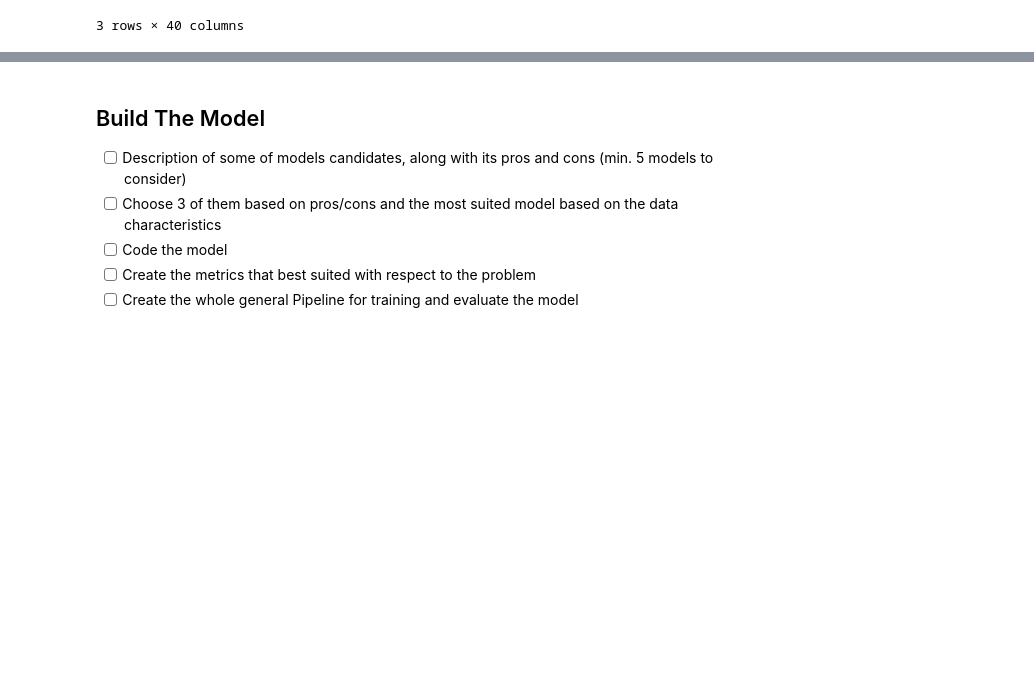
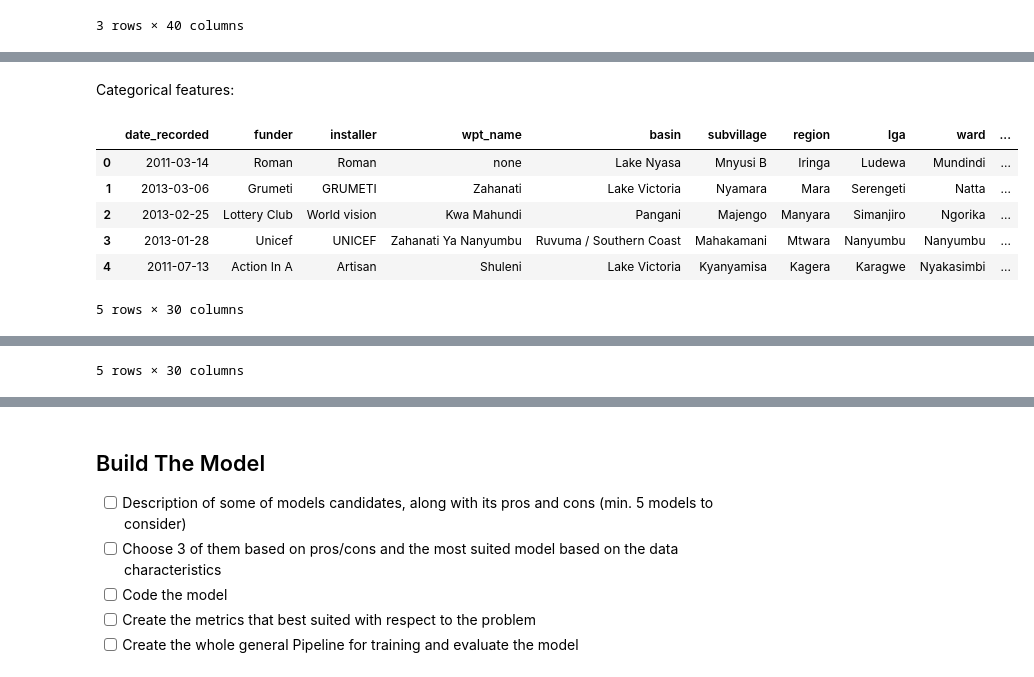
Before and after one commit to syahrulhamdani/100_Days_Of_ML_Code, a Jupyter notebook: drivendata_competition/Predicting_Waterpoint_Condition.ipynb, the cells around one changed output, grey strips where cells are left out. Drawn from its saved outputs; the diff is of its cells as text; code cells hidden in the pictures; blank space fills up the shorter version.

```diff
--- a/drivendata_competition/Predicting_Waterpoint_Condition.ipynb
+++ b/drivendata_competition/Predicting_Waterpoint_Condition.ipynb
@@ -87,0 +127,9 @@ testing set:
+# %%
+num_cateogric_feat = raw_train.loc[ :, raw_train.dtypes=='object' ].shape[1]
+categoric_feat = [feature for feature in raw_train.loc[:, raw_train.dtypes=='object'].columns]
+num_numeric_feat = raw_train.loc[ :, raw_train.dtypes!='object' ].shape[1]
+numeric_feat = [ feature for feature in raw_train.loc[:, raw_train.dtypes!='object'].columns]
+
+print('The dataset contains {} categorical features, which are:\n{}'.format(num_cateogric_feat, categoric_feat))
+print('')
+print('The dataset contains {} numerical features, whic are:\n{}'.format(num_numeric_feat, numeric_feat))
@@ -87,0 +142,13 @@ testing set:
+# %% [markdown]
+Categorical features:
+# %%
+display(raw_train[categoric_feat].head())
+display(raw_train[categoric_feat].tail())
+# %% [output]
+|  | date_recorded | funder | installer | wpt_name | basin | subvillage | region | lga | ward | ... |
+| 0 | 2011-03-14 | Roman | Roman | none | Lake Nyasa | Mnyusi B | Iringa | Ludewa | Mundindi | ... |
+| 1 | 2013-03-06 | Grumeti | GRUMETI | Zahanati | Lake Victoria | Nyamara | Mara | Serengeti | Natta | ... |
+| 2 | 2013-02-25 | Lottery Club | World vision | Kwa Mahundi | Pangani | Majengo | Manyara | Simanjiro | Ngorika | ... |
+| 3 | 2013-01-28 | Unicef | UNICEF | Zahanati Ya Nanyumbu | Ruvuma / Southern Coast | Mahakamani | Mtwara | Nanyumbu | Nanyumbu | ... |
+| 4 | 2011-07-13 | Action In A | Artisan | Shuleni | Lake Victoria | Kyanyamisa | Kagera | Karagwe | Nyakasimbi | ... |
+5 rows × 30 columns
@@ -87,0 +161 @@ testing set:
+5 rows × 30 columns
```
Also changed, not shown: parts of 14 cells of this notebook.
